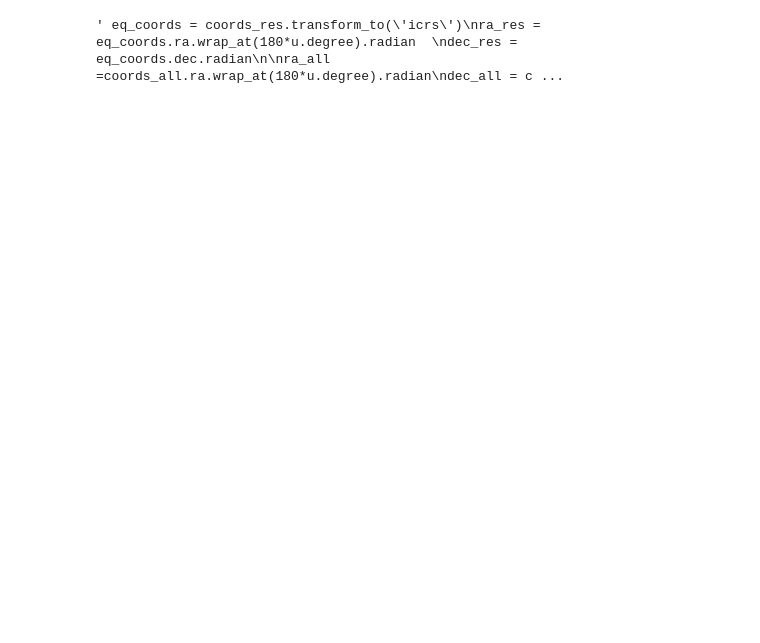
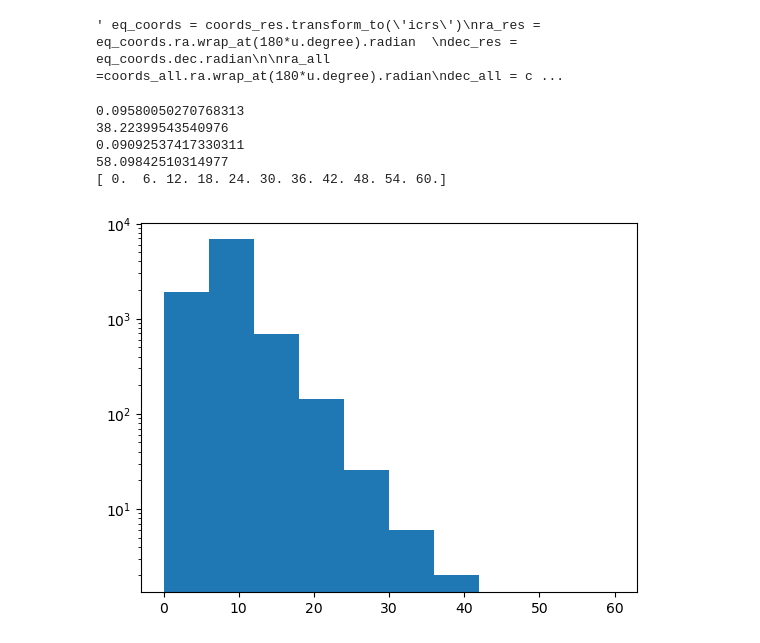
Before and after one commit to aacravi/snr-calculation, a Jupyter notebook: sky_plots.ipynb, the cells around one changed output. Drawn from its saved outputs; the diff is of its cells as text; code cells hidden in the pictures; blank space fills up the shorter version.

```diff
--- a/sky_plots.ipynb
+++ b/sky_plots.ipynb
@@ -174,3 +225,21 @@ ax.yaxis.set_major_formatter(NullFormatter())
 plt.show() """
 # %% [output]
 ' eq_coords = coords_res.transform_to(\'icrs\')\nra_res = eq_coords.ra.wrap_at(180*u.degree).radian  \ndec_res = eq_coords.dec.radian\n\nra_all =coords_all.ra.wrap_at(180*u.degree).radian\ndec_all = c ...
+# %%
+print(dist_res.min()*1000)
+print(dist_res.max()*1000)
+print(dist_all.min()*1000)
+print(dist_all.max()*1000)
+
+bins = np.linspace(0, 60, 11)
+
+print(bins)
+plt.hist(dist_res*1000, bins=bins)
+plt.yscale('log')
+# %% [output]
+0.09580050270768313
+38.22399543540976
+0.09092537417330311
+58.09842510314977
+[ 0.  6. 12. 18. 24. 30. 36. 42. 48. 54. 60.]
+[figure, added]
```
Also changed, not shown: parts of 11 cells of this notebook, 5 other files.
